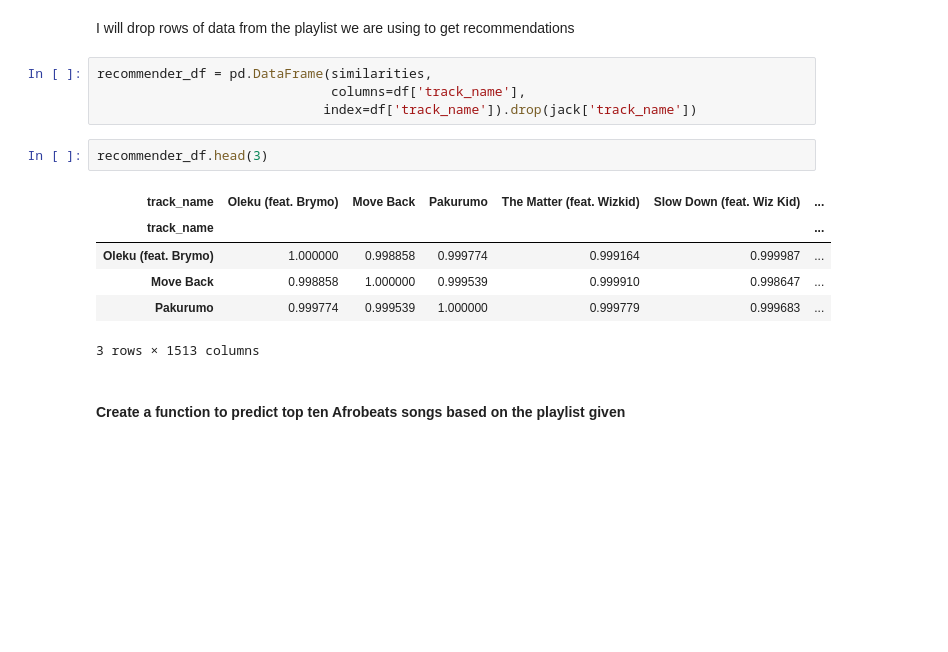
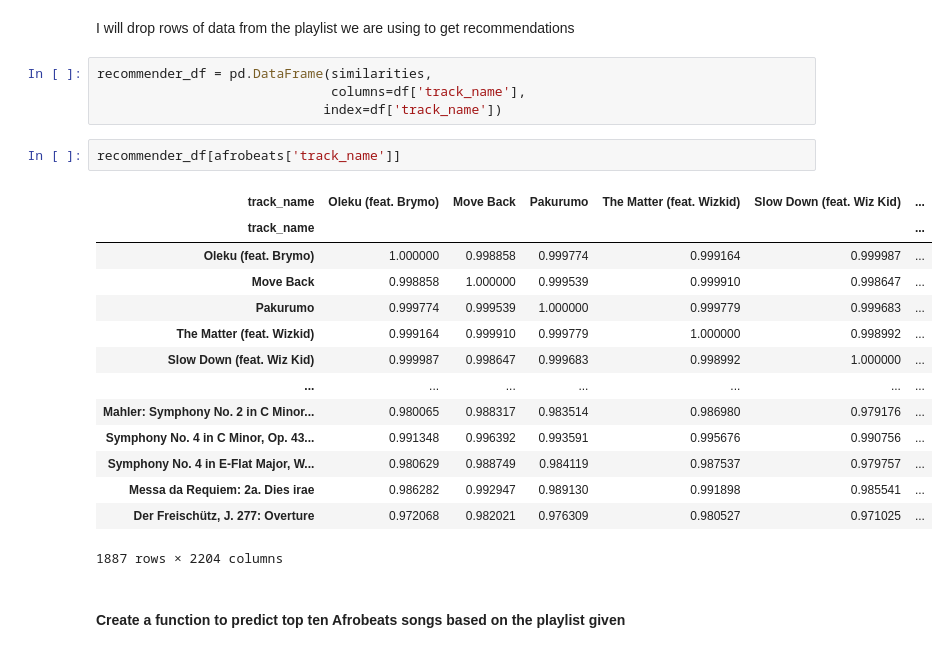
Before and after one commit to CaptCardoso/Afrobeats-Recommender-System, a Jupyter notebook: notebooks/jack's recommendations.ipynb, the cells around one changed output. Drawn from its saved outputs; the diff is of its cells as text; blank space fills up the shorter version.

```diff
--- a/notebooks/jack's recommendations.ipynb
+++ b/notebooks/jack's recommendations.ipynb
@@ -182,16 +180,24 @@ I will drop rows of data from the playlist we are using to get recommendations
 # %%
 recommender_df = pd.DataFrame(similarities,
                               columns=df['track_name'],
-                             index=df['track_name']).drop(jack['track_name'])
+                             index=df['track_name'])
 # %%
-recommender_df.head(3)
+recommender_df[afrobeats['track_name']]
 # %% [output]
 | track_name | Oleku (feat. Brymo) | Move Back | Pakurumo | The Matter (feat. Wizkid) | Slow Down (feat. Wiz Kid) | ... |
 | track_name |  |  |  |  |  | ... |
 | Oleku (feat. Brymo) | 1.000000 | 0.998858 | 0.999774 | 0.999164 | 0.999987 | ... |
 | Move Back | 0.998858 | 1.000000 | 0.999539 | 0.999910 | 0.998647 | ... |
 | Pakurumo | 0.999774 | 0.999539 | 1.000000 | 0.999779 | 0.999683 | ... |
+| The Matter (feat. Wizkid) | 0.999164 | 0.999910 | 0.999779 | 1.000000 | 0.998992 | ... |
+| Slow Down (feat. Wiz Kid) | 0.999987 | 0.998647 | 0.999683 | 0.998992 | 1.000000 | ... |
+| ... | ... | ... | ... | ... | ... | ... |
+| Mahler: Symphony No. 2 in C Minor... | 0.980065 | 0.988317 | 0.983514 | 0.986980 | 0.979176 | ... |
+| Symphony No. 4 in C Minor, Op. 43... | 0.991348 | 0.996392 | 0.993591 | 0.995676 | 0.990756 | ... |
+| Symphony No. 4 in E-Flat Major, W... | 0.980629 | 0.988749 | 0.984119 | 0.987537 | 0.979757 | ... |
+| Messa da Requiem: 2a. Dies irae | 0.986282 | 0.992947 | 0.989130 | 0.991898 | 0.985541 | ... |
+| Der Freischütz, J. 277: Overture | 0.972068 | 0.982021 | 0.976309 | 0.980527 | 0.971025 | ... |
-3 rows × 1513 columns
+1887 rows × 2204 columns
 # %% [markdown]
 #### Create a function to predict top ten Afrobeats songs based on the playlist given
 # %%
```
Also changed, not shown: parts of 13 cells of this notebook, 6 other files.
